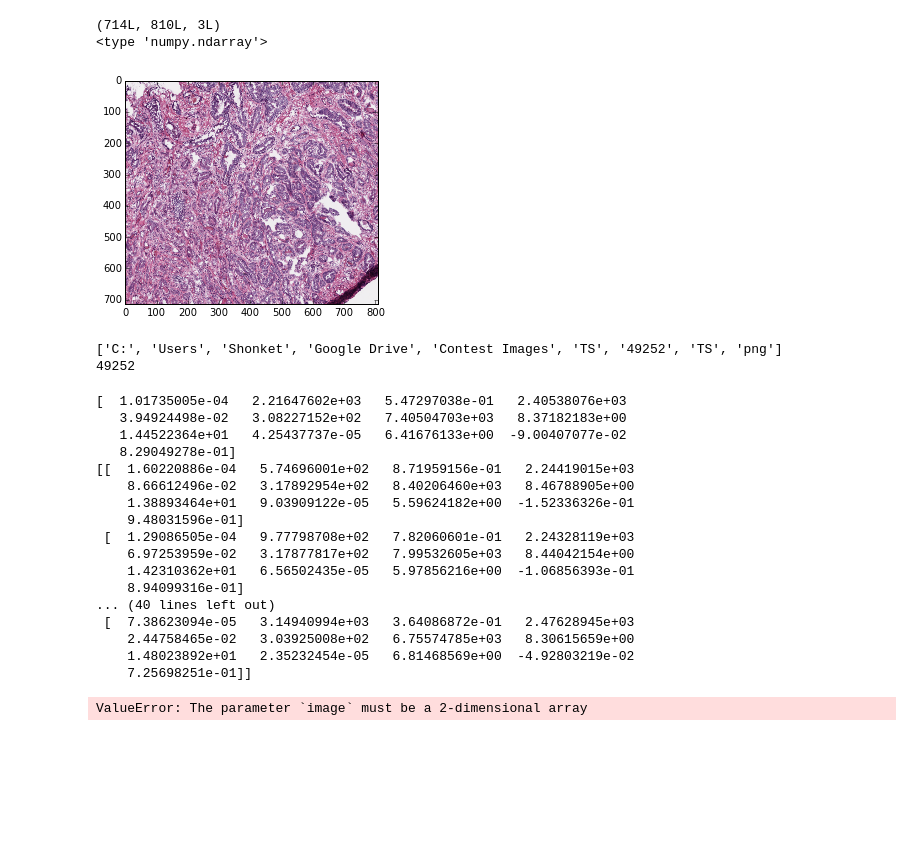
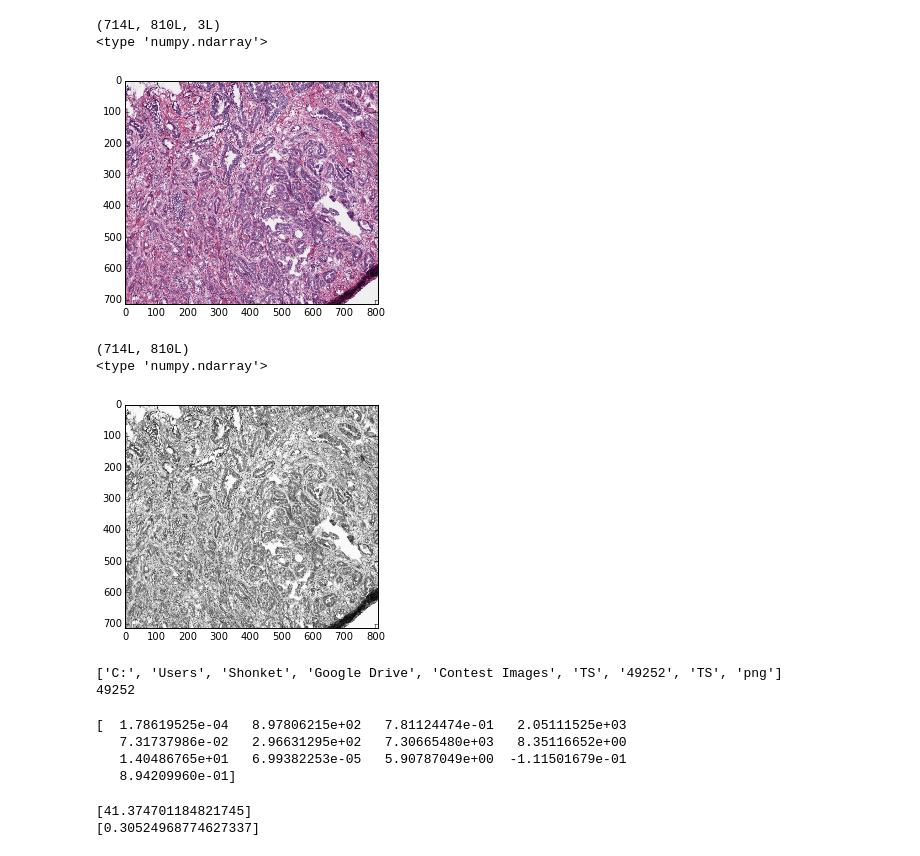
Before and after one commit to sray1/sr_repo, a Jupyter notebook: topcoder_onco/test_image.ipynb, the cells around one changed output. Drawn from its saved outputs; the diff is of its cells as text; code cells hidden in the pictures; blank space fills up the shorter version.

```diff
--- a/onco/test_image.ipynb
+++ b/topcoder_onco/test_image.ipynb
@@ -8,15 +11,25 @@ from skimage.feature import greycomatrix, greycoprops
 # %%
 # load and display image
 file_loc = "C:\\Users\\Shonket\\Google Drive\\Contest Images\\TS\\49252-TS.png"
-image = imread(file_loc)
-print image.shape
-print type(image)
-plt.imshow(image, cmap=plt.cm.gray)
+img = imread(file_loc)
+print img.shape
+print type(img)
+plt.imshow(img, cmap=plt.cm.gray)
 plt.show()
+# load and display black and white image
+im = Image.open(file_loc).convert("L")
+arr = np.asarray(im)
+print arr.shape
+print type(arr)
+plt.imshow(arr, cmap = cm.Greys_r)
+plt.show()
 # %% [output]
 (714L, 810L, 3L)
 <type 'numpy.ndarray'>
 [figure]
+(714L, 810L)
+<type 'numpy.ndarray'>
+[figure, added]
 # %%
 # parse filename
 print (re.split(r"\\|\.|\-",file_loc))
@@ -26,33 +39,23 @@ print (re.split(r"\\|\.|\-",file_loc))[6]
 49252
 # %%
 # haralick features calc
-f = mh.features.haralick(image)
-print mh.features.haralick(image).mean(0)
+f = mh.features.haralick(arr,return_mean=True)
+#print mh.features.haralick(arr).mean(0)
 print f
 # %% [output]
-[  1.01735005e-04   2.21647602e+03   5.47297038e-01   2.40538076e+03
-   3.94924498e-02   3.08227152e+02   7.40504703e+03   8.37182183e+00
-   1.44522364e+01   4.25437737e-05   6.41676133e+00  -9.00407077e-02
-   8.29049278e-01]
-[[  1.60220886e-04   5.74696001e+02   8.71959156e-01   2.24419015e+03
-    8.66612496e-02   3.17892954e+02   8.40206460e+03   8.46788905e+00
-    1.38893464e+01   9.03909122e-05   5.59624182e+00  -1.52336326e-01
-    9.48031596e-01]
- [  1.29086505e-04   9.77798708e+02   7.82060601e-01   2.24328119e+03
-    6.97253959e-02   3.17877817e+02   7.99532605e+03   8.44042154e+00
-    1.42310362e+01   6.56502435e-05   5.97856216e+00  -1.06856393e-01
-    8.94099316e-01]
-... (40 lines left out)
- [  7.38623094e-05   3.14940994e+03   3.64086872e-01   2.47628945e+03
-    2.44758465e-02   3.03925008e+02   6.75574785e+03   8.30615659e+00
-    1.48023892e+01   2.35232454e-05   6.81468569e+00  -4.92803219e-02
-    7.25698251e-01]]
+[  1.78619525e-04   8.97806215e+02   7.81124474e-01   2.05111525e+03
+   7.31737986e-02   2.96631295e+02   7.30665480e+03   8.35116652e+00
+   1.40486765e+01   6.99382253e-05   5.90787049e+00  -1.11501679e-01
+   8.94209960e-01]
 # %%
 # compute some GLCM properties each patch
 xs = []
 ys = []
-glcm = greycomatrix(image, [5], [0], 256, symmetric=True, normed=True)
+glcm = greycomatrix(arr, [5], [0], 256, symmetric=True, normed=True)
 xs.append(greycoprops(glcm, 'dissimilarity')[0, 0])
 ys.append(greycoprops(glcm, 'correlation')[0, 0])
+print xs
+print ys
 # %% [output]
-ValueError: The parameter `image` must be a 2-dimensional array
+[41.374701184821745]
+[0.30524968774627337]
```
Also changed, not shown: parts of 1 cell of this notebook, 34 other files.
